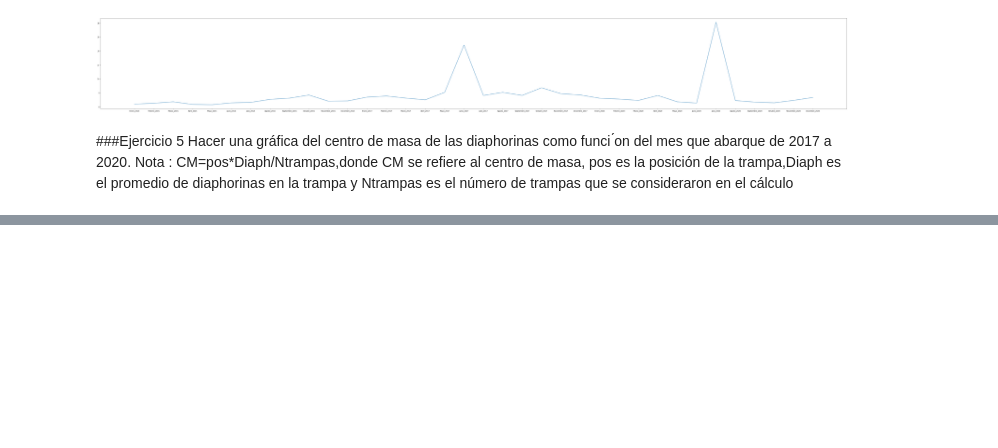
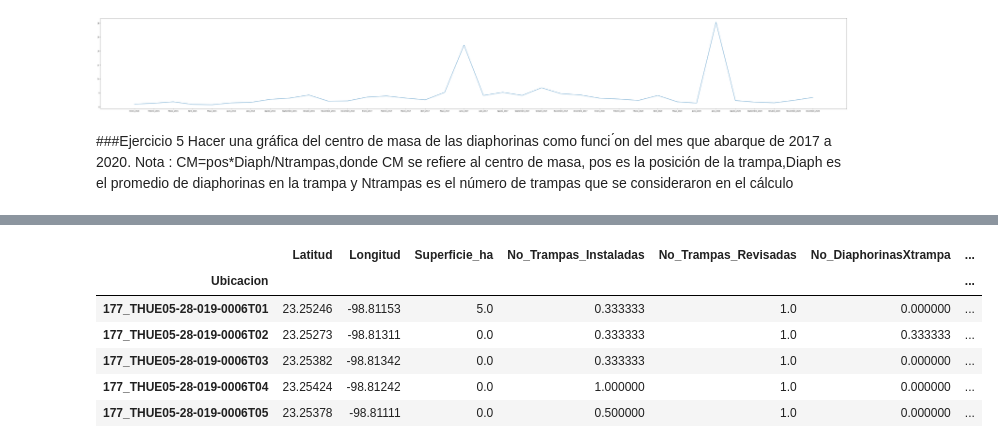
Before and after one commit to HilbertN/Analisis_de_datos_Tareas, a Jupyter notebook: tarea1.ipynb, the cells around one changed output, grey strips where cells are left out. Saved outputs shown, nothing was run; the diff lists cells and outputs as text; code cells hidden in the pictures; blank space fills up the shorter version.

```diff
--- a/tarea1.ipynb
+++ b/tarea1.ipynb
@@ -264,0 +385,10 @@ Hacer  una  gráfica  del  centro  de  masa  de  las  diaphorinas  como  funci
+# %%
+quince[quince['Mes'] == 1].groupby(['Ubicacion']).mean().head()
+# %% [output]
+|  | Latitud | Longitud | Superficie_ha | No_Trampas_Instaladas | No_Trampas_Revisadas | No_DiaphorinasXtrampa | ... |
+| Ubicacion |  |  |  |  |  |  | ... |
+| 177_THUE05-28-019-0006T01 | 23.25246 | -98.81153 | 5.0 | 0.333333 | 1.0 | 0.000000 | ... |
+| 177_THUE05-28-019-0006T02 | 23.25273 | -98.81311 | 0.0 | 0.333333 | 1.0 | 0.333333 | ... |
+| 177_THUE05-28-019-0006T03 | 23.25382 | -98.81342 | 0.0 | 0.333333 | 1.0 | 0.000000 | ... |
+| 177_THUE05-28-019-0006T04 | 23.25424 | -98.81242 | 0.0 | 1.000000 | 1.0 | 0.000000 | ... |
+| 177_THUE05-28-019-0006T05 | 23.25378 | -98.81111 | 0.0 | 0.500000 | 1.0 | 0.000000 | ... |
```
Also changed, not shown: parts of 13 cells of this notebook.
